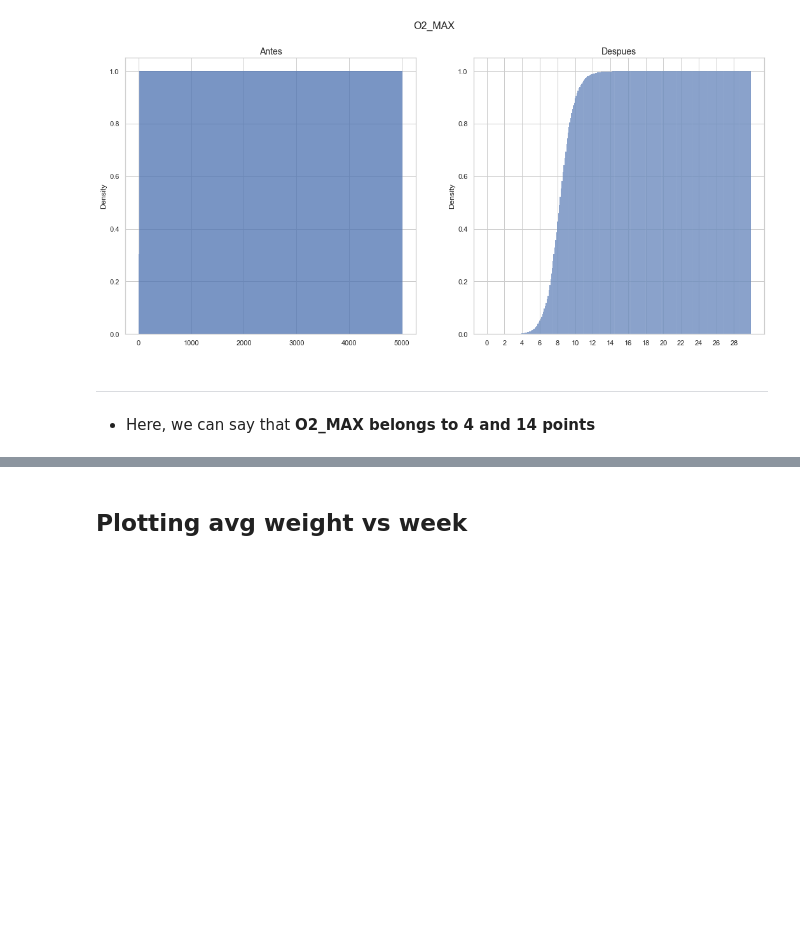
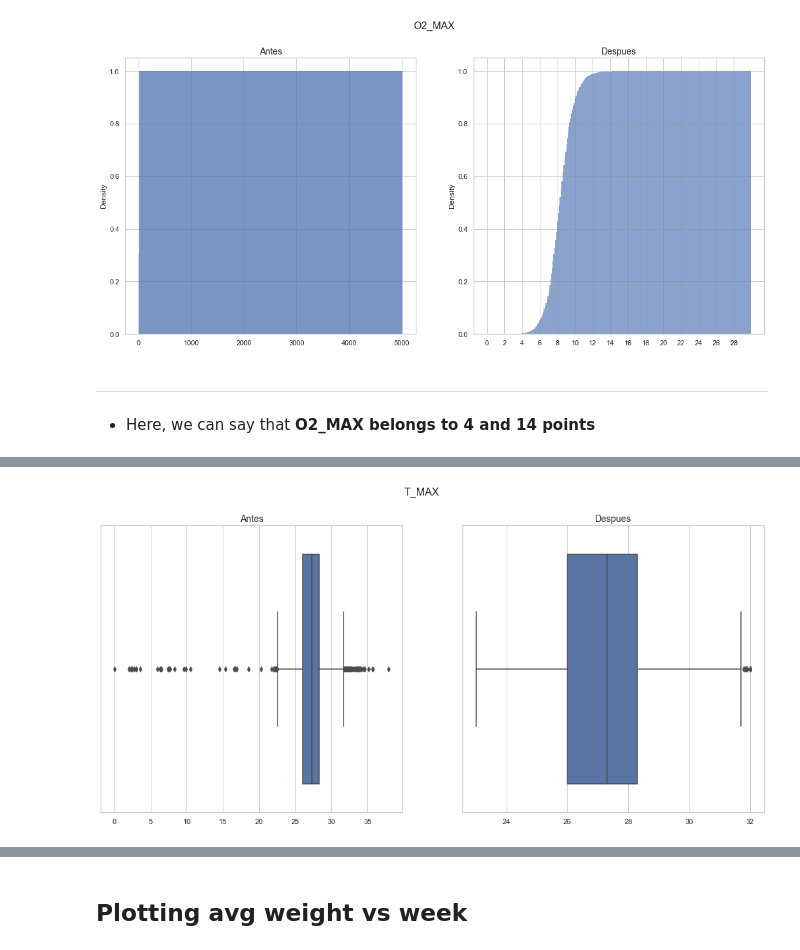
Before and after one commit to marlonZapata/tesis, a Jupyter notebook: jupyter-notebooks/3. Data Analysis - II.ipynb, the cells around one changed output, grey strips where cells are left out. Cells and saved outputs as stored; diff of their text form; code cells hidden in the pictures; blank space fills up the shorter version.

```diff
--- a/jupyter-notebooks/3. Data Analysis - II.ipynb
+++ b/jupyter-notebooks/3. Data Analysis - II.ipynb
@@ -245,0 +280,6 @@ custom_cumulative(O2_mx, 'O2_MAX')
+# %%
+T_mx = [T_max_2, T_MAX]
+
+custom_boxplot(T_mx,'T_MAX')
+# %% [output]
+[figure, added]
```
Also changed, not shown: parts of 13 cells of this notebook.
